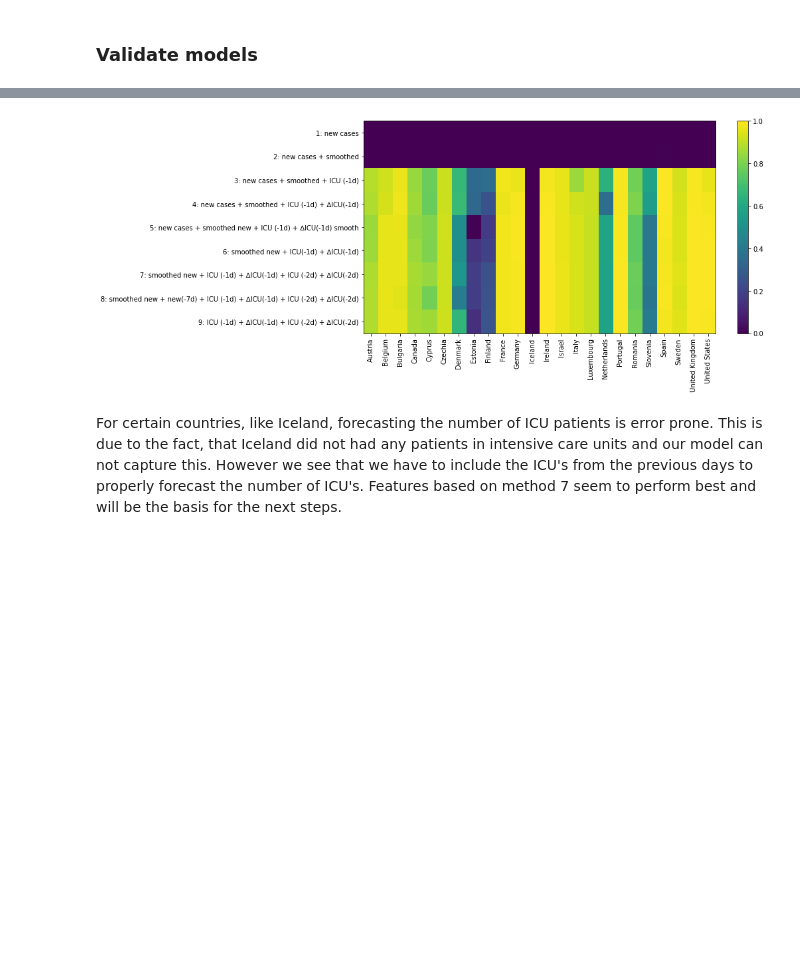
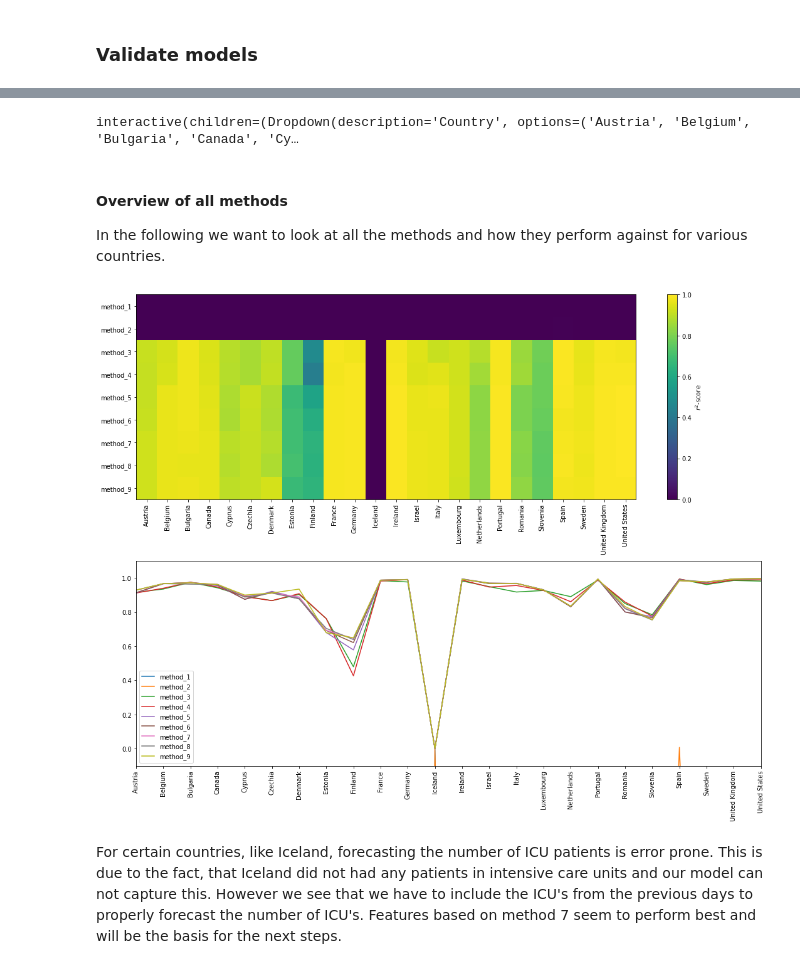
Before and after one commit to ahelm/covid19-analysis, a Jupyter notebook: analyse_covid_data.ipynb, the cells around one changed output, grey strips where cells are left out. Saved outputs shown, nothing was run; the diff lists cells and outputs as text; code cells hidden in the pictures; blank space fills up the shorter version.

```diff
--- a/analyse_covid_data.ipynb
+++ b/analyse_covid_data.ipynb
@@ -153,5 +150,8 @@ We start by examining which model we should use even before looking at feature e
 # %%
-icu_patients = total_df.loc[total_df.location == "Germany"][["icu_patients", "new_cases", "new_cases_smoothed"]]
+icu_patients = total_df.loc[
+    total_df.location == "Germany",
+    ["icu_patients", "new_cases", "new_cases_smoothed"],
+]
 icu_patients["icu_patients_yesterday"] = icu_patients["icu_patients"].shift(1)
 icu_patients = icu_patients.dropna()
 icu_patients
@@ -175,8 +175,8 @@ icu_patients
 # %%
-X_train = icu_patients[:"2021"].drop(["icu_patients"], axis=1)
+X_train = icu_patients.loc[:"2021"].drop(["icu_patients"], axis=1)
 y_train = icu_patients.loc[:"2021", "icu_patients"]
 
-X_test = icu_patients["2021"].drop(["icu_patients"], axis=1)
+X_test = icu_patients.loc["2021"].drop(["icu_patients"], axis=1)
 y_test = icu_patients.loc["2021":, "icu_patients"]
 # %% [markdown]
 ### Validate models
@@ -213,7 +221,12 @@ We can now look how the prediction for the data of 2021 going to look like for t
 # %%
 plt.figure(figsize=(12, 5))
 for name, model in models:
-    plt.plot(X_test.index, model.fit(X_train, y_train).predict(X_test), label=name, linewidth=3.0)
+    plt.plot(
+        X_test.index,
+        model.fit(X_train, y_train).predict(X_test),
+        label=name,
+        linewidth=3.0,
+    )
 plt.plot(y_test, color="k", label="real", linewidth=2.0)
 plt.legend(loc="center left", bbox_to_anchor=(1.0, 0.5))
 plt.xlabel("date")
@@ -369,26 +470,61 @@ Validate the performance of all suggested features
+# %%
+def method_9(df):
+    """9: ICU (-1d) + ∆ICU(-1d) + ICU (-2d) + ∆ICU(-2d)"""
+    df = df.loc[:, ["icu_patients"]]
+    df["icu_-1d"] = df["icu_patients"].shift(1)
+    df["icu_-1d_diff"] = df["icu_-1d"].diff().rolling(7, center=True).mean()
+    df["icu_-2d"] = df["icu_-1d"].shift(1)
+    df["icu_-2d_diff"] = df["icu_-2d"].diff().rolling(7, center=True).mean()
+    df = df.dropna()
+    return df
+
+evaluate_feature_selection(method_9, total_df)
+# %% [output]
+interactive(children=(Dropdown(description='Country', options=('Austria', 'Belgium', 'Bulgaria', 'Canada', 'Cy…
+# %% [markdown]
+#### Overview of all methods
+
+In the following we want to look at all the methods and how they perform against for various countries.
 # %%
 countries = total_df.location.unique()
 feature_methods = [v for k, v in dict(globals()).items() if k.startswith("method_")]
-feature_names = [v.__doc__ for k, v in dict(globals()).items() if k.startswith("method_")]
+feature_names = [
+    v.__name__ for k, v in dict(globals()).items() if k.startswith("method_")
+]
 number_of_splits = 6
 
 performance = np.zeros((len(countries), len(feature_methods)))
 
 for i, country in enumerate(countries):
     for j, method in enumerate(feature_methods):
         df = method(total_df[total_df.location == country])
         X, y, X_validate, y_validate = prepare_training_data(df)
         model, _ = train_model(X, y, number_of_splits, LinearRegression())
 
         performance[i, j] = model.score(X_validate, y_validate).mean()
 
-plt.figure(figsize=(15, 6))
-plt.imshow(performance.T, aspect="auto", vmin=0.0, vmax=1.0)
-plt.xticks(range(len(countries)), countries, rotation="vertical")
-plt.yticks(range(len(feature_names)), feature_names)
-plt.colorbar()
-plt.tight_layout()
+fig, (ax1, ax2) = plt.subplots(nrows=2, figsize=(15, 12))
+
+# 2d plot
+m = ax1.imshow(performance.T, aspect="auto", vmin=0.0, vmax=1.0)
+ax1.set_xticks(range(len(countries)))
+ax1.set_xticklabels(countries, rotation="vertical")
+ax1.set_yticks(range(len(feature_names)))
+ax1.set_yticklabels(feature_names)
+cbar = plt.colorbar(m, ax=ax1)
+cbar.set_label("$r^2$-score")
+
+# lineouts
+for i, perf in enumerate(performance.T):
+    ax2.plot(perf, label=feature_names[i])
+
+ax2.legend()
+ax2.set_xlim(0, len(performance)-1)
+ax2.set_xticks(range(len(countries)))
+ax2.set_xticklabels(countries, rotation="vertical")
+ax2.set_ylim(-0.1, 1.1)
+fig.tight_layout()
 # %% [output]
-[figure, old version]
+[figure, new version]
 # %% [markdown]
 For certain countries, like Iceland, forecasting the number of ICU patients is error prone. This is due to the fact, that Iceland did not had any patients in intensive care units and our model can not capture this. However we see that we have to include the ICU's from the previous days to properly forecast the number of ICU's. Features based on method 7 seem to perform best and will be the basis for the next steps.
```
Also changed, not shown: parts of 36 cells of this notebook.
